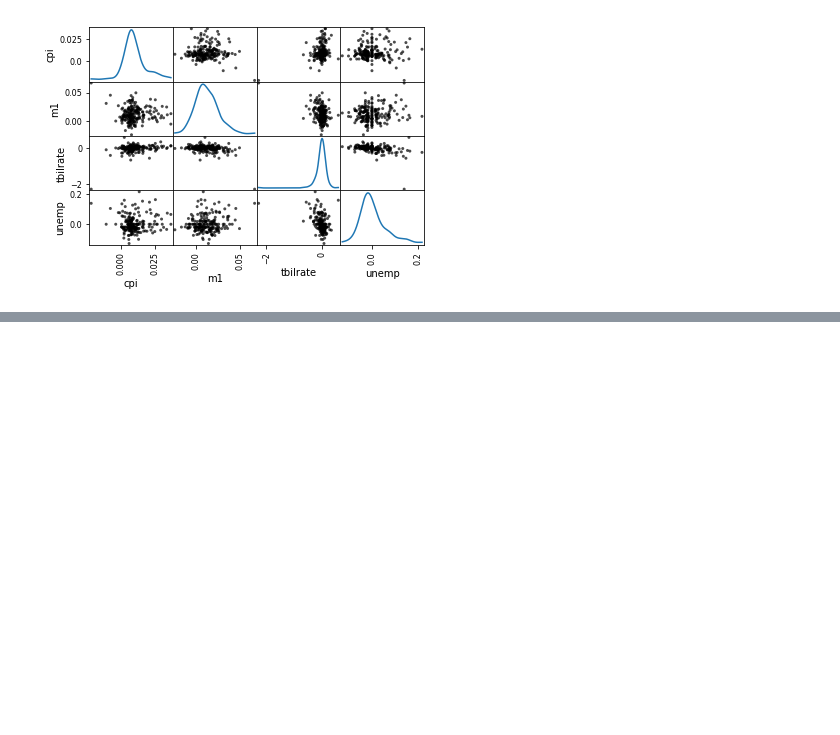
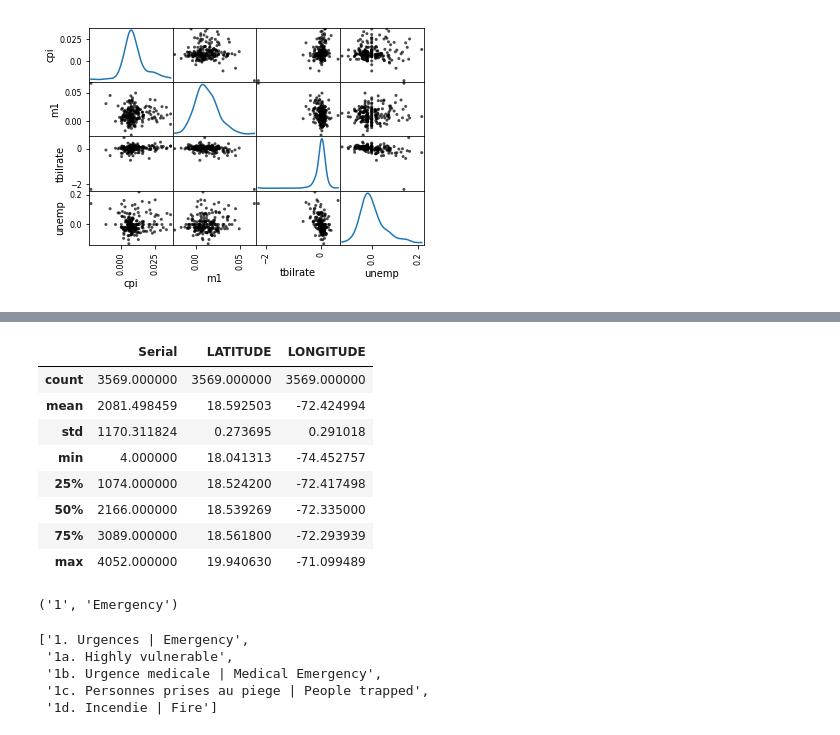
Before and after one commit to etolh/DataScience, a Jupyter notebook: python-data-processing/ch8/MatPlotTur.ipynb, the cells around one changed output, grey strips where cells are left out. Cells and saved outputs as stored; diff of their text form; code cells hidden in the pictures; blank space fills up the shorter version.

```diff
--- a/python-data-processing/ch8/MatPlotTur.ipynb
+++ b/python-data-processing/ch8/MatPlotTur.ipynb
@@ -322,0 +384,43 @@ array([[<matplotlib.axes._subplots.AxesSubplot object at 0x...>,
+# %%
+data = data[(data.LATITUDE > 18)&(data.LATITUDE < 20) &
+            (data.LONGITUDE > -75) & (data.LONGITUDE < -70)
+           & data.CATEGORY.notnull()]
+data.describe()
+# %% [output]
+|  | Serial | LATITUDE | LONGITUDE |
+| count | 3569.000000 | 3569.000000 | 3569.000000 |
+| mean | 2081.498459 | 18.592503 | -72.424994 |
+| std | 1170.311824 | 0.273695 | 0.291018 |
+| min | 4.000000 | 18.041313 | -74.452757 |
+| 25% | 1074.000000 | 18.524200 | -72.417498 |
+| 50% | 2166.000000 | 18.539269 | -72.335000 |
+| 75% | 3089.000000 | 18.561800 | -72.293939 |
+| max | 4052.000000 | 19.940630 | -71.099489 |
+# %%
+# split category
+def to_cat_list(catestr):
+    stripped = ( x.strip() for x in catestr.split(','))
+    return [x for x in stripped if x]
+
+def get_all_categories(cate_series):
+    cat_sets = ( set(to_cat_list(x)) for x in cate_series)
+    return sorted(set.union(*cat_sets))
+
+def get_english(cat):
+    code, names = cat.split('.')
+    if '|' in names:
+        names = names.split('|')[1]
+    return code, names.strip()
+
+get_english('1. Urgences | Emergency')
+# %% [output]
+('1', 'Emergency')
+# %%
+all_cats = get_all_categories(data.CATEGORY)
+all_cats[:5]
+# %% [output]
+['1. Urgences | Emergency',
+ '1a. Highly vulnerable',
+ '1b. Urgence medicale | Medical Emergency',
+ '1c. Personnes prises au piege | People trapped',
+ '1d. Incendie | Fire']
```
Also changed, not shown: parts of 18 cells of this notebook.
